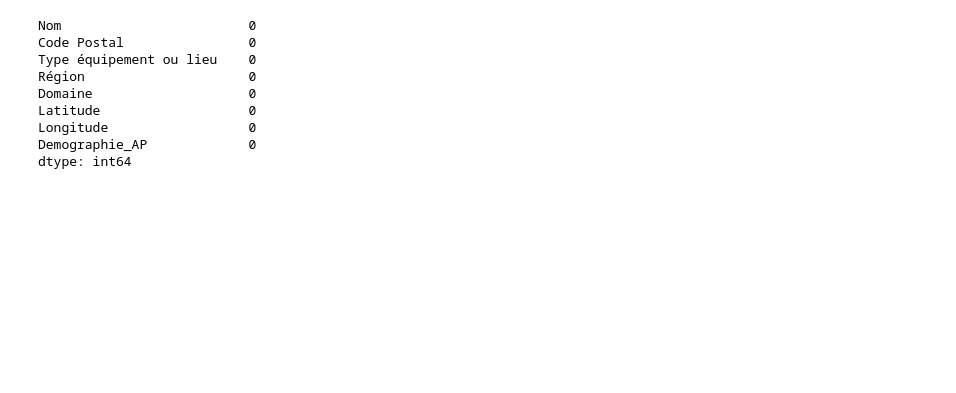
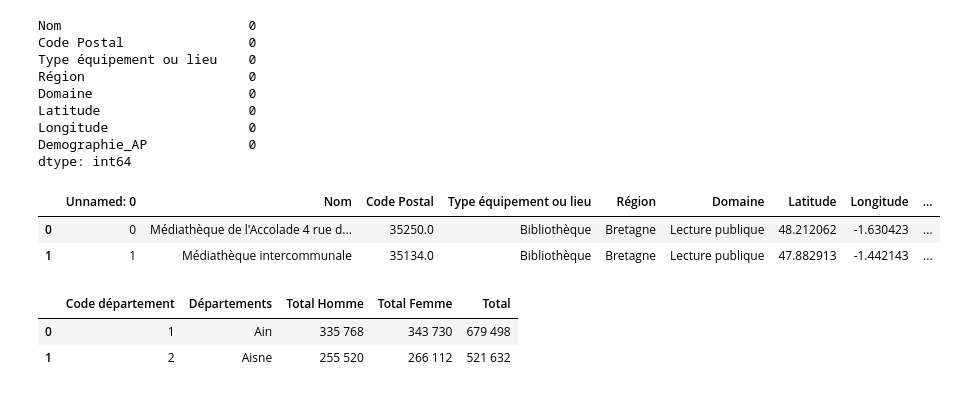
Before and after one commit to SandraRiner/offre_culturelle, a Jupyter notebook: notebook/aida.ipynb, the cells around one changed output. Cells and saved outputs as stored; diff of their text form; code cells hidden in the pictures; blank space fills up the shorter version.

```diff
--- a/notebook/aida.ipynb
+++ b/notebook/aida.ipynb
@@ -131,0 +132,14 @@ dtype: int64
+# %%
+df = pd.read_csv('../source/data/base-des-lieux-et-des-equipements-culturels_clean.csv', sep =';')
+df.head(2)
+# %% [output]
+|  | Unnamed: 0 | Nom | Code Postal | Type équipement ou lieu | Région | Domaine | Latitude | Longitude | ... |
+| 0 | 0 | Médiathèque de l'Accolade 4 rue d... | 35250.0 | Bibliothèque | Bretagne | Lecture publique | 48.212062 | -1.630423 | ... |
+| 1 | 1 | Médiathèque intercommunale | 35134.0 | Bibliothèque | Bretagne | Lecture publique | 47.882913 | -1.442143 | ... |
+# %%
+df = pd.read_csv('../source/data/Population France par dpt 2024.csv', sep =';')
+df.head(2)
+# %% [output]
+|  | Code département | Départements | Total Homme | Total Femme | Total |
+| 0 | 1 | Ain | 335 768 | 343 730 | 679 498 |
+| 1 | 2 | Aisne | 255 520 | 266 112 | 521 632 |
```
Also changed, not shown: parts of 6 cells of this notebook, 3 other files.
